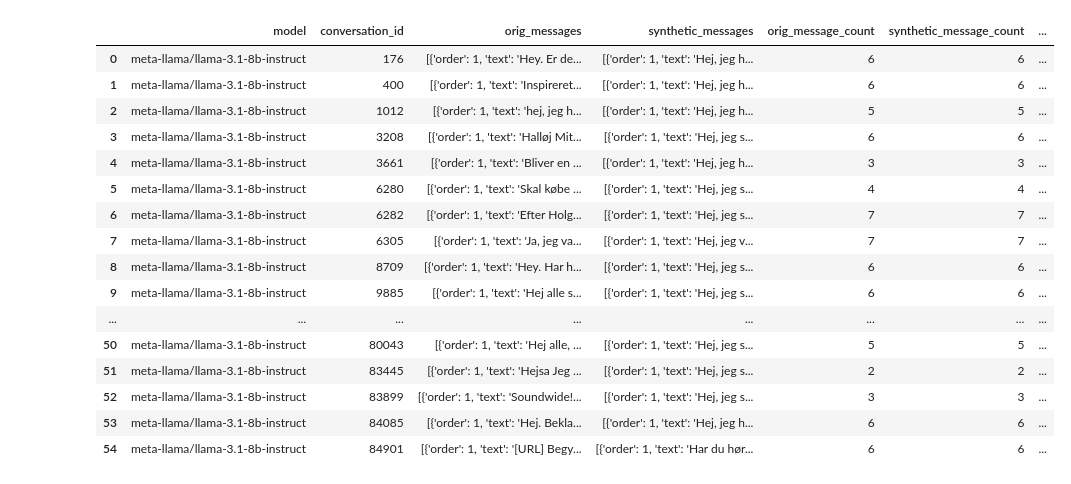
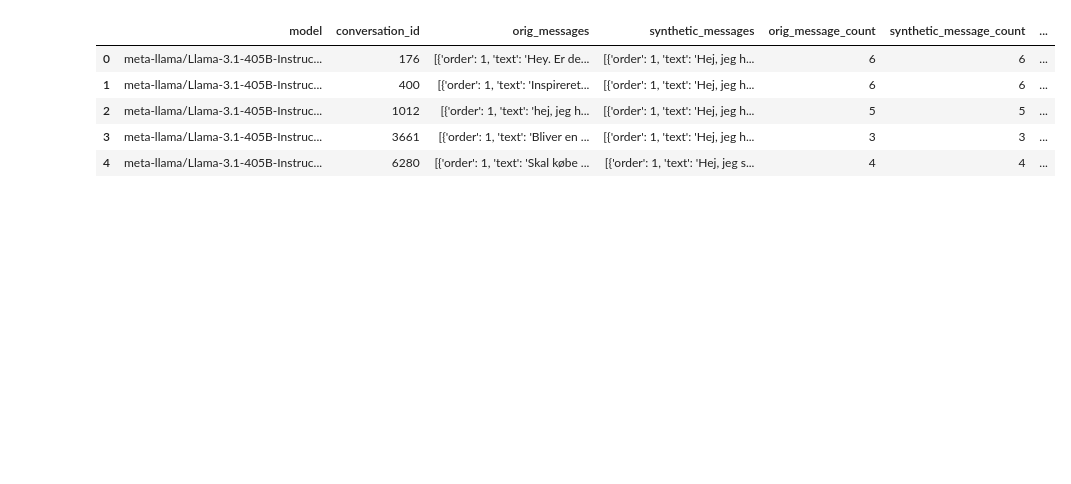
Before and after one commit to Mikeriess/Synth_data, a Jupyter notebook: inspect.ipynb, the cells around one changed output. Saved outputs shown, nothing was run; the diff lists cells and outputs as text; code cells hidden in the pictures; blank space fills up the shorter version.

```diff
--- a/inspect.ipynb
+++ b/inspect.ipynb
@@ -8,25 +8,14 @@ dataset = load_dataset("mikeriess/LM_dialogues1")
 # %%
 # Convert to pandas and then to dictionary format
 df = dataset['train'].to_pandas()
-df
+df.head()
 # %% [output]
 |  | model | conversation_id | orig_messages | synthetic_messages | orig_message_count | synthetic_message_count | ... |
-| 0 | meta-llama/llama-3.1-8b-instruct | 176 | [{'order': 1, 'text': 'Hey. Er de... | [{'order': 1, 'text': 'Hej, jeg h... | 6 | 6 | ... |
-| 1 | meta-llama/llama-3.1-8b-instruct | 400 | [{'order': 1, 'text': 'Inspireret... | [{'order': 1, 'text': 'Hej, jeg h... | 6 | 6 | ... |
-| 2 | meta-llama/llama-3.1-8b-instruct | 1012 | [{'order': 1, 'text': 'hej, jeg h... | [{'order': 1, 'text': 'Hej, jeg h... | 5 | 5 | ... |
-| 3 | meta-llama/llama-3.1-8b-instruct | 3208 | [{'order': 1, 'text': 'Halløj Mit... | [{'order': 1, 'text': 'Hej, jeg s... | 6 | 6 | ... |
-| 4 | meta-llama/llama-3.1-8b-instruct | 3661 | [{'order': 1, 'text': 'Bliver en ... | [{'order': 1, 'text': 'Hej, jeg h... | 3 | 3 | ... |
-| 5 | meta-llama/llama-3.1-8b-instruct | 6280 | [{'order': 1, 'text': 'Skal købe ... | [{'order': 1, 'text': 'Hej, jeg s... | 4 | 4 | ... |
-| 6 | meta-llama/llama-3.1-8b-instruct | 6282 | [{'order': 1, 'text': 'Efter Holg... | [{'order': 1, 'text': 'Hej, jeg s... | 7 | 7 | ... |
-| 7 | meta-llama/llama-3.1-8b-instruct | 6305 | [{'order': 1, 'text': 'Ja, jeg va... | [{'order': 1, 'text': 'Hej, jeg v... | 7 | 7 | ... |
-| 8 | meta-llama/llama-3.1-8b-instruct | 8709 | [{'order': 1, 'text': 'Hey. Har h... | [{'order': 1, 'text': 'Hej, jeg s... | 6 | 6 | ... |
-| 9 | meta-llama/llama-3.1-8b-instruct | 9885 | [{'order': 1, 'text': 'Hej alle s... | [{'order': 1, 'text': 'Hej, jeg s... | 6 | 6 | ... |
-| ... | ... | ... | ... | ... | ... | ... | ... |
-| 50 | meta-llama/llama-3.1-8b-instruct | 80043 | [{'order': 1, 'text': 'Hej alle, ... | [{'order': 1, 'text': 'Hej, jeg s... | 5 | 5 | ... |
-| 51 | meta-llama/llama-3.1-8b-instruct | 83445 | [{'order': 1, 'text': 'Hejsa Jeg ... | [{'order': 1, 'text': 'Hej, jeg s... | 2 | 2 | ... |
-| 52 | meta-llama/llama-3.1-8b-instruct | 83899 | [{'order': 1, 'text': 'Soundwide!... | [{'order': 1, 'text': 'Hej, jeg s... | 3 | 3 | ... |
-| 53 | meta-llama/llama-3.1-8b-instruct | 84085 | [{'order': 1, 'text': 'Hej. Bekla... | [{'order': 1, 'text': 'Hej, jeg h... | 6 | 6 | ... |
-| 54 | meta-llama/llama-3.1-8b-instruct | 84901 | [{'order': 1, 'text': '[URL] Begy... | [{'order': 1, 'text': 'Har du hør... | 6 | 6 | ... |
+| 0 | meta-llama/Llama-3.1-405B-Instruc... | 176 | [{'order': 1, 'text': 'Hey. Er de... | [{'order': 1, 'text': 'Hej, jeg h... | 6 | 6 | ... |
+| 1 | meta-llama/Llama-3.1-405B-Instruc... | 400 | [{'order': 1, 'text': 'Inspireret... | [{'order': 1, 'text': 'Hej, jeg h... | 6 | 6 | ... |
+| 2 | meta-llama/Llama-3.1-405B-Instruc... | 1012 | [{'order': 1, 'text': 'hej, jeg h... | [{'order': 1, 'text': 'Hej, jeg h... | 5 | 5 | ... |
+| 3 | meta-llama/Llama-3.1-405B-Instruc... | 3661 | [{'order': 1, 'text': 'Bliver en ... | [{'order': 1, 'text': 'Hej, jeg h... | 3 | 3 | ... |
+| 4 | meta-llama/Llama-3.1-405B-Instruc... | 6280 | [{'order': 1, 'text': 'Skal købe ... | [{'order': 1, 'text': 'Hej, jeg s... | 4 | 4 | ... |
 # %%
 print(df.loc[53]['synthetic_messages'])
 # %% [output]
```
Also changed, not shown: parts of 12 cells of this notebook, 1 other file.
